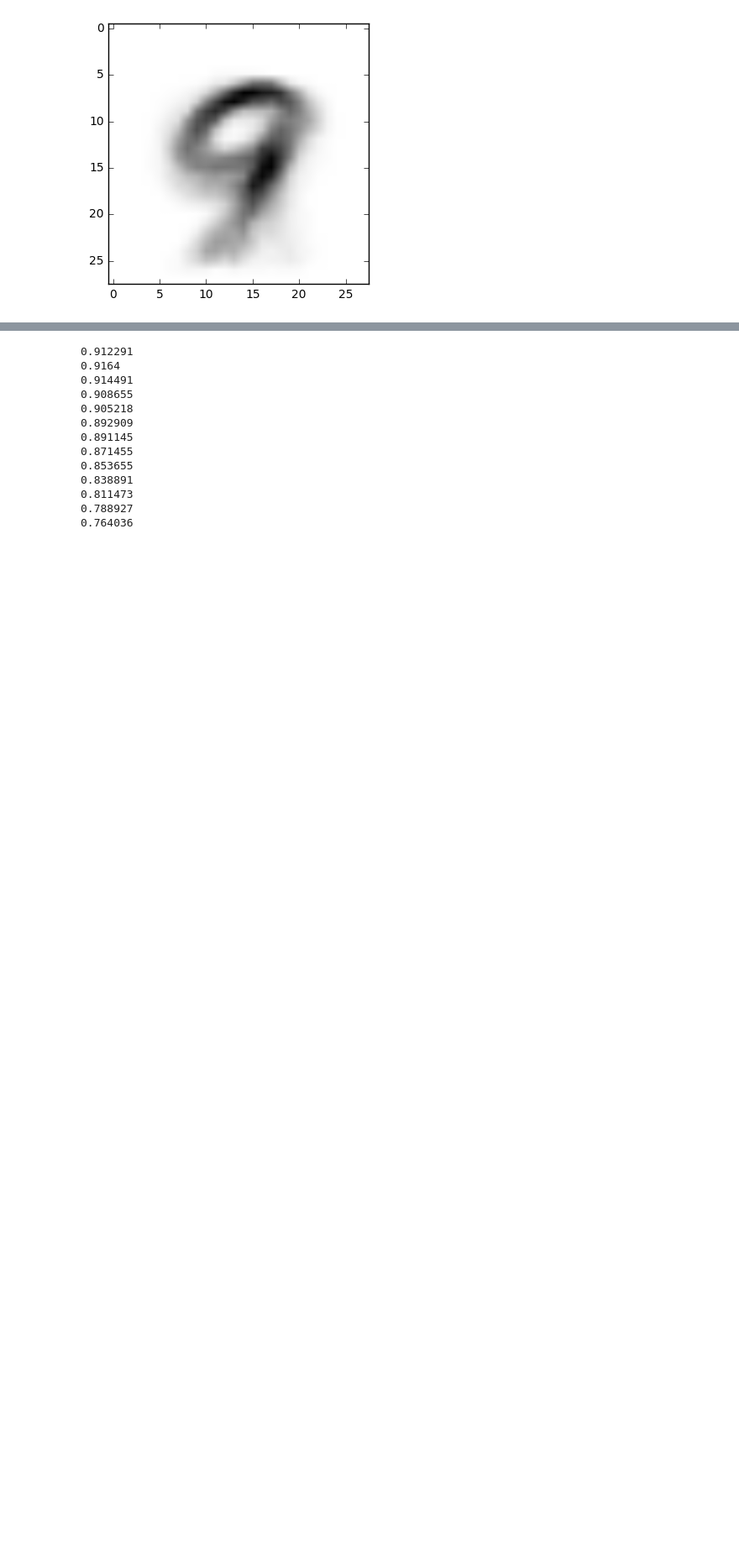
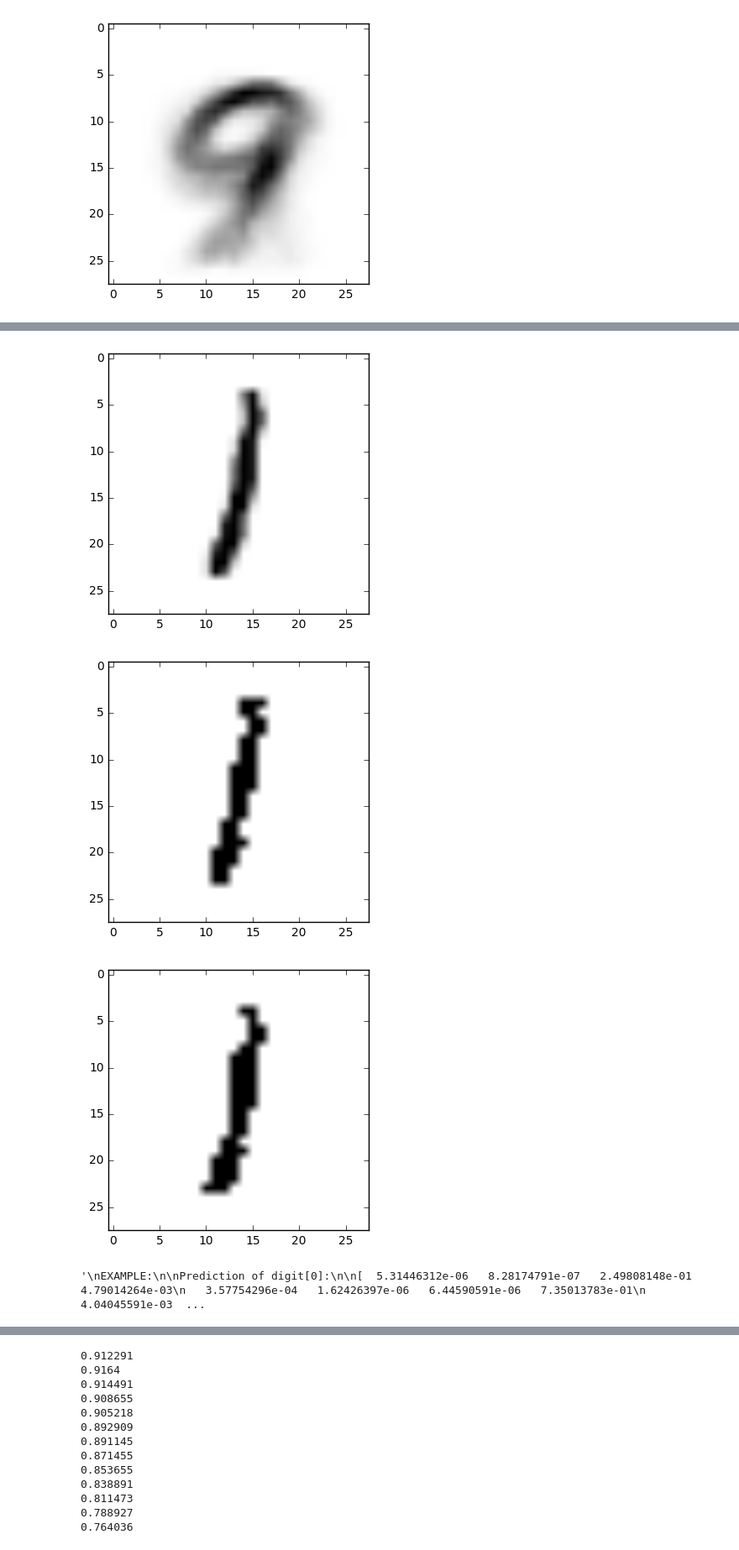
Before and after one commit to VincentRoest/capstone, a Jupyter notebook: Image_manipulation.ipynb, the cells around one changed output, grey strips where cells are left out. Shown at 84% size. Drawn from its saved outputs; the diff is of its cells as text; code cells hidden in the pictures; blank space fills up the shorter version.

```diff
--- a/Image_manipulation.ipynb
+++ b/Image_manipulation.ipynb
@@ -751,7 +751,7 @@ def apply_prior(digits, labels, priors, threshold = 0):
 
         return priorized_digits
 
-def apply_single_prior(threshold = 0,digit, prior):
+def apply_single_prior(digit, prior, threshold):
     '''
     COMMENTS
     '''
@@ -760,6 +760,7 @@ def apply_single_prior(threshold = 0,digit, prior):
     # np.where(condition, valuesWhereTrue, valuesWhereFalse)
     # so here we set the values to zero that fall out of the prior, zero otherwise
     return np.where(prior > threshold, digit, zeroArray)
+
 
 # priors are done with test
 var1 = apply_prior([digits[1]], [labels[1]], priors, 0.0)
@@ -879,7 +873,7 @@ def eval_noisy_data_prior(threshold, noise_vals, digits, labels, apply_one=True)
         # pick the one with the highest resulting probability
 
         # len(x_noisy) == len(predictions)
-        y_prior = 0
+        y_prior = np.zeros([len(x_noisy[:10])])
         for i in range(len(x_noisy[:10])):
             # so predictions[i] == predictions on x_noisy[i]
             # loop through the 3 top predictions (predictions[i]) on x_noisy[i] here
@@ -898,10 +892,10 @@ def eval_noisy_data_prior(threshold, noise_vals, digits, labels, apply_one=True)
                 updt_acc = sess.run(y[i], feed_dict={x: new_digit})
 
                 # this is the new prediction for that digit: confidence?
-                print top_three_pred, updt_acc[top_three_pred]
+                print top_three_pred, updt_acc
 
                 # add to list
-                acc_after_priors.append(top_three_pred, updt_acc[top_three_pred])
+                acc_after_priors.append((top_three_pred, updt_acc[top_three_pred]))
 
             # revalue highest prediction for each of the predictions
             # reverse because we need descending order
@@ -910,28 +904,22 @@ def eval_noisy_data_prior(threshold, noise_vals, digits, labels, apply_one=True)
             # this would be the highest prediction
             print sorted_accs[0][0]
             # set this as our classification in x_after_prior
-            # y_ -> y
+            y_prior[i] = sorted_accs[0][0]
+            print "------"
 
-            print "------"
+        print y_prior
 
         # Apply prior to all x_noisy's
         if apply_one == True:
             x_after_prior = apply_prior(x_noisy[i], labels, priors, 0.0)
             predictions_after_prior = sess.run(y, feed_dict={x: x_after_prior})
+            correct_prediction = tf.equal(tf.argmax(y,1), tf.argmax(y_,1))
+            accuracy = tf.reduce_mean(tf.cast(correct_prediction, tf.float32))
+            final = sess.run(accuracy, feed_dict={x: x_after_prior, y_: labels})
         else:
             print "-> add the previous code"
 
-        correct_prediction = tf.equal(tf.argmax(y,1), tf.argmax(y_,1))
-        accuracy = tf.reduce_mean(tf.cast(correct_prediction, tf.float32))
 
-        # evaluate final accuracy
-        # use x_noisy[i] here or x_after_prior
-
-        if apply_one == True:
-            final = sess.run(accuracy, feed_dict={x: x_after_prior, y_: labels})
-        else:
-            # loop through the predictions we made from the priors and the labels
-            final = 0
 
 
         # append to the list
@@ -941,6 +929,12 @@ def eval_noisy_data_prior(threshold, noise_vals, digits, labels, apply_one=True)
     return accuracies
 
 
+
+plt.imshow(digits[1].reshape((28,28)), cmap = cm.Greys)
+plt.show()
+
+plt.imshow(apply_single_prior(0.1, digits[1], priors[1]).reshape((28,28)), cmap = cm.Greys)
+plt.show()
 
 '''
 EXAMPLE:
@@ -951,33 +945,38 @@ Prediction of digit[0]:
    3.57754296e-04   1.62426397e-06   6.44590591e-06   7.35013783e-01
    4.04045591e-03   5.97557938e-03]
 
 Top three predictions are 7, 2 and 9
 So we apply the priors and check if the confidence chances:
 7 [  9.89082380e-08   5.06293745e-08   1.42164608e-05   1.20876848e-05
    1.45549957e-05   8.89387124e-08   1.72245862e-09   9.98329461e-01
    3.45648823e-06   1.62606640e-03]
 So for 7 we get a pretty high confidence after applying the prior
 
 However, it still might be a 2, so we apply this prior as well
 2 [  4.79917726e-05   2.65589351e-05  9.24041152e-01  1.25843119e-02
    2.10321206e-03   3.69884378e-06   1.37797440e-04   3.20478268e-02
    2.07821815e-03   2.69291624e-02]
 It is also pretty similar to a 2 after we have applied the prior
 Still less confident than a 7
 
 Then the 3rd choice: we apply the 9 prior filter and see that although
 the probability increases, it is not very high compared to the rest of
 the choices
 9 [  4.17613364e-06   2.43844697e-05   1.06232800e-02   4.13835078e-04
    2.73833913e-03   2.09397854e-06   2.09301015e-06   8.74718547e-01
    2.09234748e-03   1.09380811e-01]
 
 so after applying the priors we get the accuracy list:
 [(7, 9.98329461e-01), (2, 9.24041152e-01), (9, 1.09380811e-01)]
 -> we sort this and find that the 7 has the highest confidence
 --> we predict 7
 
 '''
+# %% [output]
+[figure, added]
+[figure, added]
+[figure, added]
+'\nEXAMPLE:\n\nPrediction of digit[0]:\n\n[  5.31446312e-06   8.28174791e-07   2.49808148e-01   4.79014264e-03\n   3.57754296e-04   1.62426397e-06   6.44590591e-06   7.35013783e-01\n   4.04045591e-03  ...
 # %%
 # priors are created with the training digits： digits
 # these results will beidentical to the scores on the model without priors:
```
Also changed, not shown: parts of 3 cells of this notebook.
